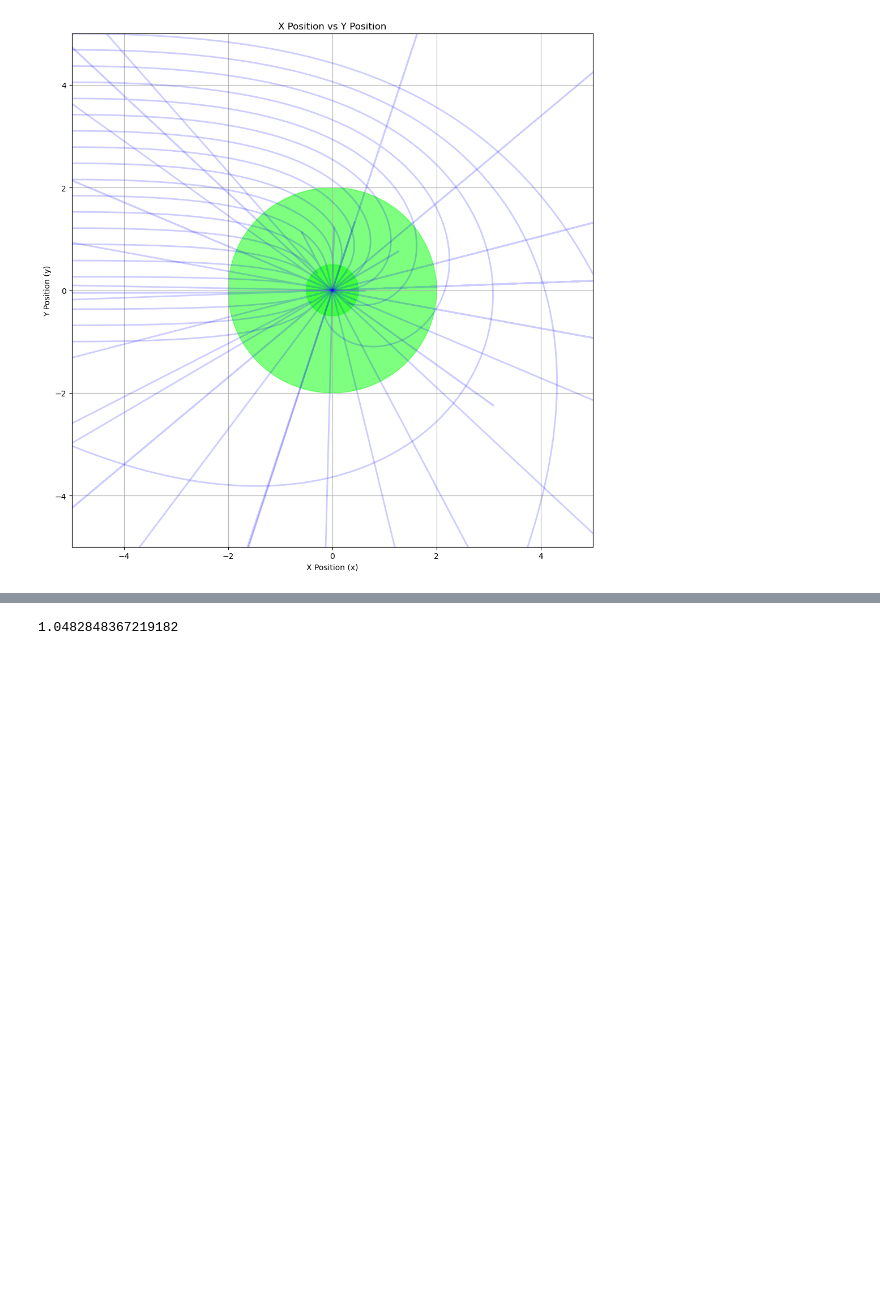
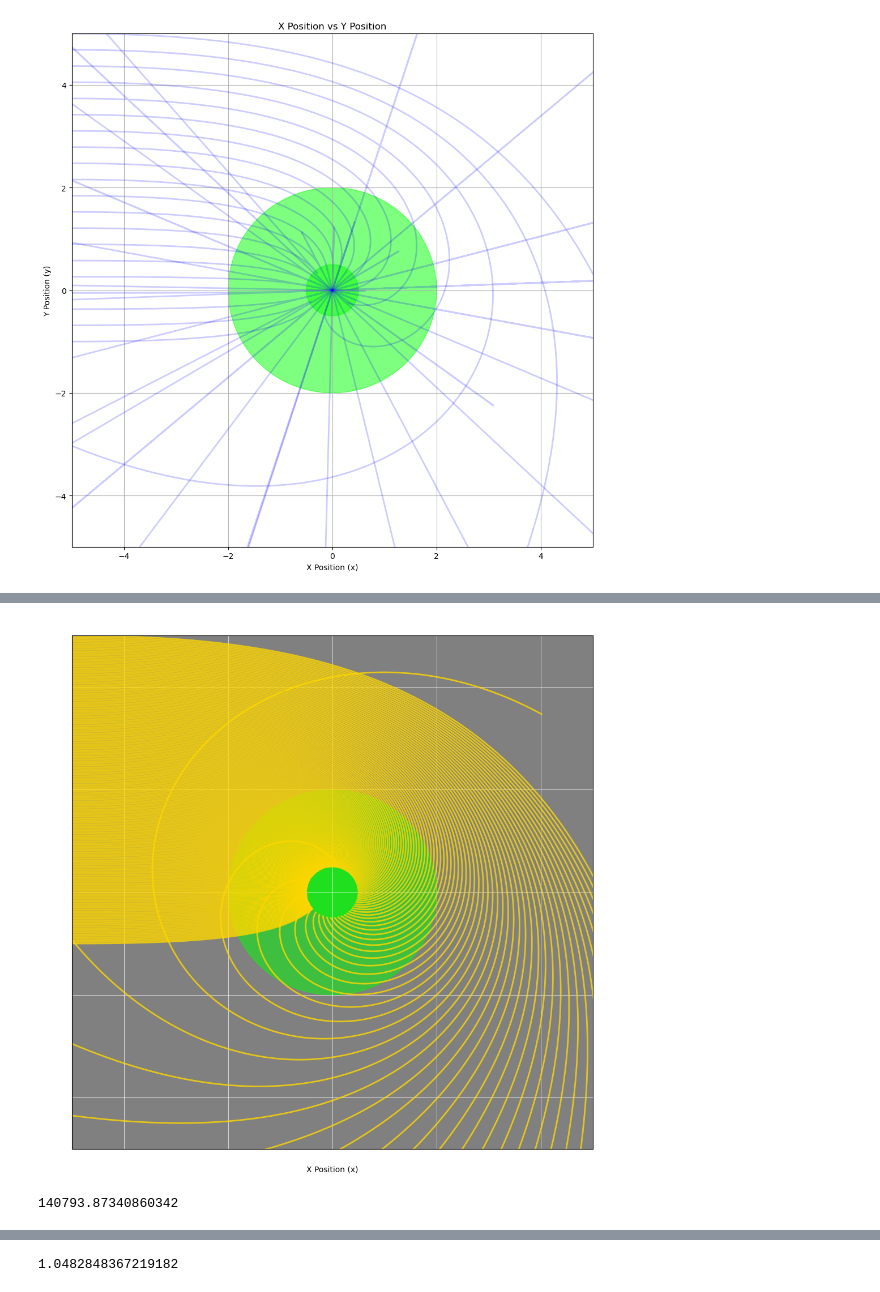
Before and after one commit to zanebeeai/GeneralRelativityStuff, a Jupyter notebook: newPaperAkc/MM_Schwarsch.ipynb, the cells around one changed output, grey strips where cells are left out. Saved outputs shown, nothing was run; the diff lists cells and outputs as text; code cells hidden in the pictures; blank space fills up the shorter version.

```diff
--- a/newPaperAkc/MM_Schwarsch.ipynb
+++ b/newPaperAkc/MM_Schwarsch.ipynb
@@ -543,0 +463,63 @@ plt.show()  # Display the plot
+# %%
+import matplotlib.cm as cm  # Import colormap
+
+# Example definitions if not defined elsewhere in your code
+G_val, M_val, c_val = 1, 1, 1  # Assuming values for constants
+
+geods_transposed = geods.transpose(1, 0, 2)
+
+fig, ax3 = plt.subplots(1, figsize=(10, 10))
+
+inner_radius = 0.5  # Set the radius within which photons disappear
+
+# Change background and grid lines
+ax3.set_facecolor('grey')  # Set background color to black
+ax3.grid(True, which='both', color='white', linestyle='-', linewidth=0.5)  # White grid lines
+
+for index, geod_angle in enumerate(geods_transposed):
+    positions = geod_angle[:, 0:4]
+    ts, xs, ys, zs = zip(*positions)
+
+    # Calculate distance from origin for each point
+    distance_from_origin = np.sqrt(np.array(xs)**2 + np.array(ys)**2)
+
+    # Find the index of the first point inside the inner radius
+    inside_indices = np.where(distance_from_origin <= inner_radius)[0]
+    if inside_indices.size > 0:
+        first_inside_index = inside_indices[0]
+        xs = xs[:first_inside_index]
+        ys = ys[:first_inside_index]
+    else:
+        xs = xs
+        ys = ys
+
+    # Setting a color gradient for each ray based on its index
+#     color = cm.YlYl(index / len(geods_transposed))  # Choose a colormap and normalize index
+    color="gold"
+
+    ax3.plot(xs, ys, linestyle='-', linewidth=2, color=color, alpha=0.8)  # Using the colormap
+
+ax3.set_xlabel('X Position (x)', color='black')
+ax3.set_ylabel('Y Position (y)', color='white')
+ax3.set_title('X Position vs Y Position', color='white')
+ax3.tick_params(axis='x', colors='white')  # Set x-axis tick colors to white
+ax3.tick_params(axis='y', colors='white')  # Set y-axis tick colors to white
+
+# Draw Schwarzschild and inner radius circles
+schwarzschild_radius = 2 * G_val * M_val / c_val**2
+circle = patches.Circle((0, 0), schwarzschild_radius, color='lime', alpha=0.5)
+circle2 = patches.Circle((0, 0), inner_radius, color='lime', alpha=0.5)
+ax3.add_artist(circle)
+ax3.add_artist(circle2)
+
+ax3.set_ylim(-5, 5)
+ax3.set_xlim(-5, 5)
+
+plt.tight_layout()
+plt.show()
+# %% [output]
+[figure, added]
+# %%
+np.max(np.linalg.norm(geods.transpose(1, 0, 2)[37][:, 4:], axis=1))
+# %% [output]
+140793.87340860342
```
Also changed, not shown: parts of 14 cells of this notebook, 4 other files.
